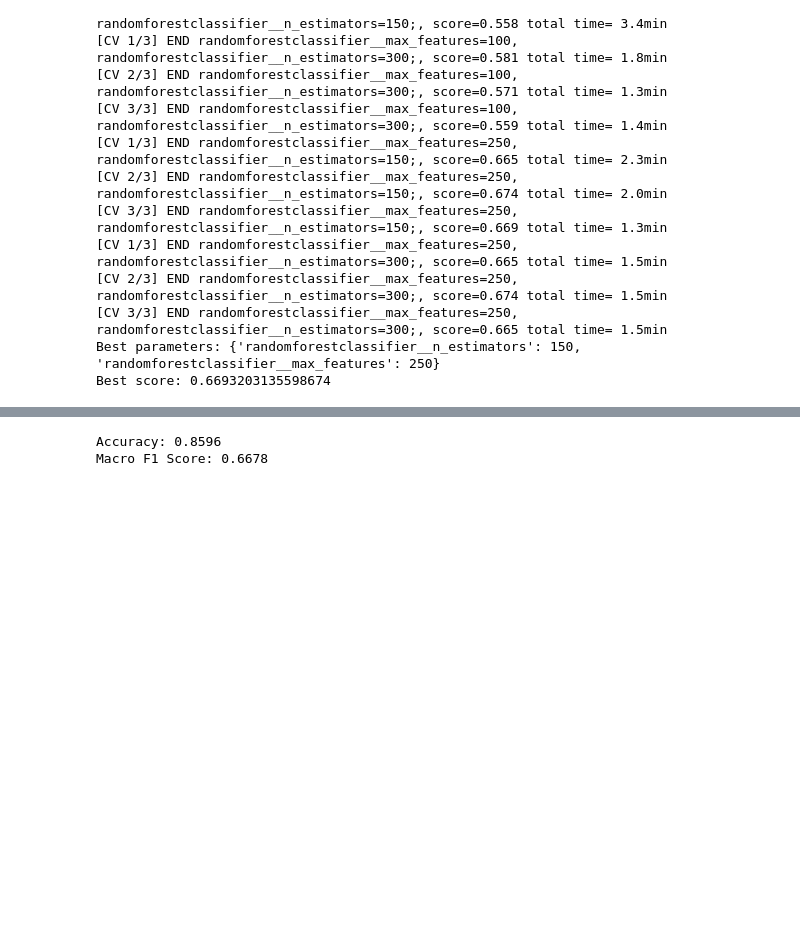
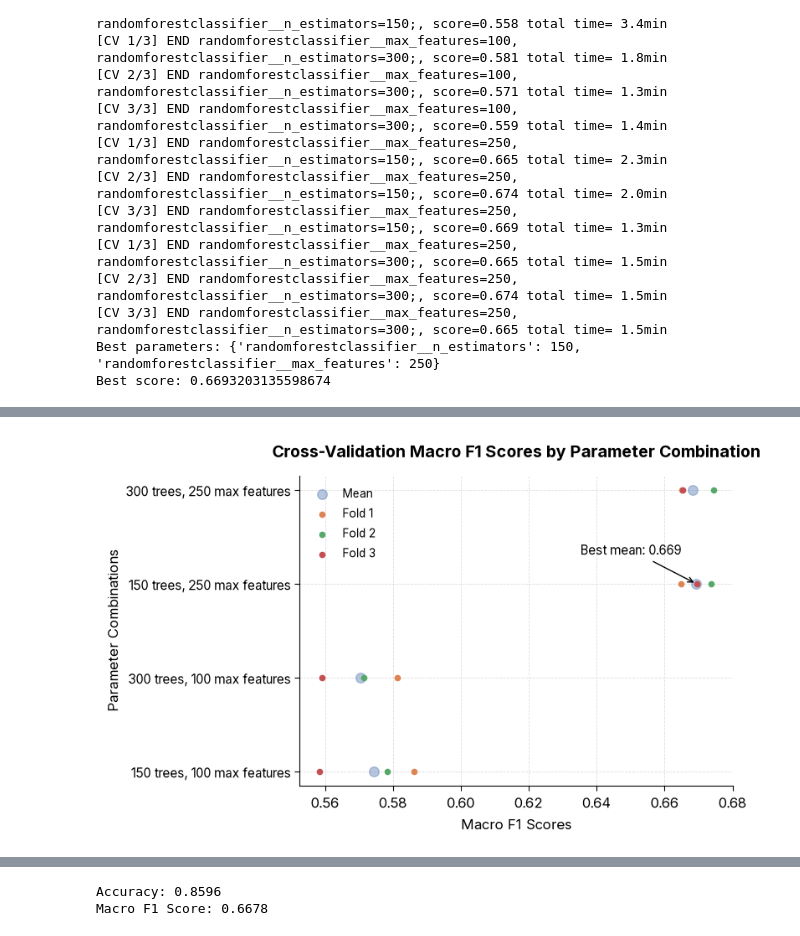
Before and after one commit to groundhog-21/dsnd-pipelines-project, a Jupyter notebook: starter/starter.ipynb, the cells around one changed output, grey strips where cells are left out. Saved outputs shown, nothing was run; the diff lists cells and outputs as text; code cells hidden in the pictures; blank space fills up the shorter version.

```diff
--- a/starter/starter.ipynb
+++ b/starter/starter.ipynb
@@ -529,0 +567,7 @@ results_df.to_csv('cv_results.csv', index=False)
+# %%
+# Load search results for dot plot of CV macro F1 by parameter combination
+
+results_df = pd.read_csv('cv_results.csv')
+
+results_df.info()
+results_df.head()
@@ -529,0 +600,31 @@ results_df.to_csv('cv_results.csv', index=False)
+# %%
+# Dot plot of CV macro F1 by parameter combination
+
+vertax = [0, 1, 2, 3]
+
+plt.scatter(results_df['mean_test_score'], vertax, s=70, label='Mean', alpha=0.4)
+
+
+for fold, column in enumerate(['split0_test_score', 'split1_test_score', 'split2_test_score'], start=1):
+    plt.scatter(results_df[column], vertax, s=20, label=f'Fold {fold}', alpha=1.0)
+
+plt.legend()
+plt.xlabel("Macro F1 Scores")
+plt.yticks([0, 1, 2, 3], ['150 trees, 100 max features', '300 trees, 100 max features', '150 trees, 250 max features', '300 trees, 250 max features'])
+plt.ylabel("Parameter Combinations")
+plt.title("Cross-Validation Macro F1 Scores by Parameter Combination")
+
+best_position = results_df['mean_test_score'].to_numpy().argmax()
+best_score = results_df['mean_test_score'].iloc[best_position]
+
+plt.annotate(
+    f'Best mean: {best_score:.3f}',
+    xy=(best_score, vertax[best_position]),
+    xytext=(-100, 25),
+    textcoords='offset points',
+    arrowprops={'arrowstyle': '->'},
+)
+
+plt.show()
+# %% [output]
+[figure, added]
```
Also changed, not shown: parts of 23 cells of this notebook, 7 other files.
